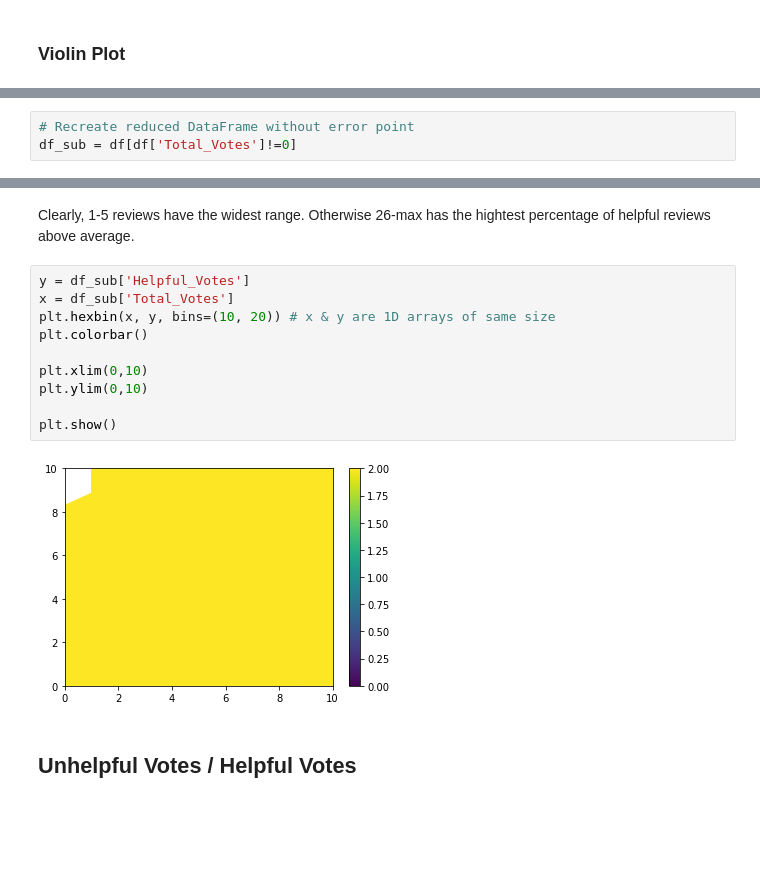
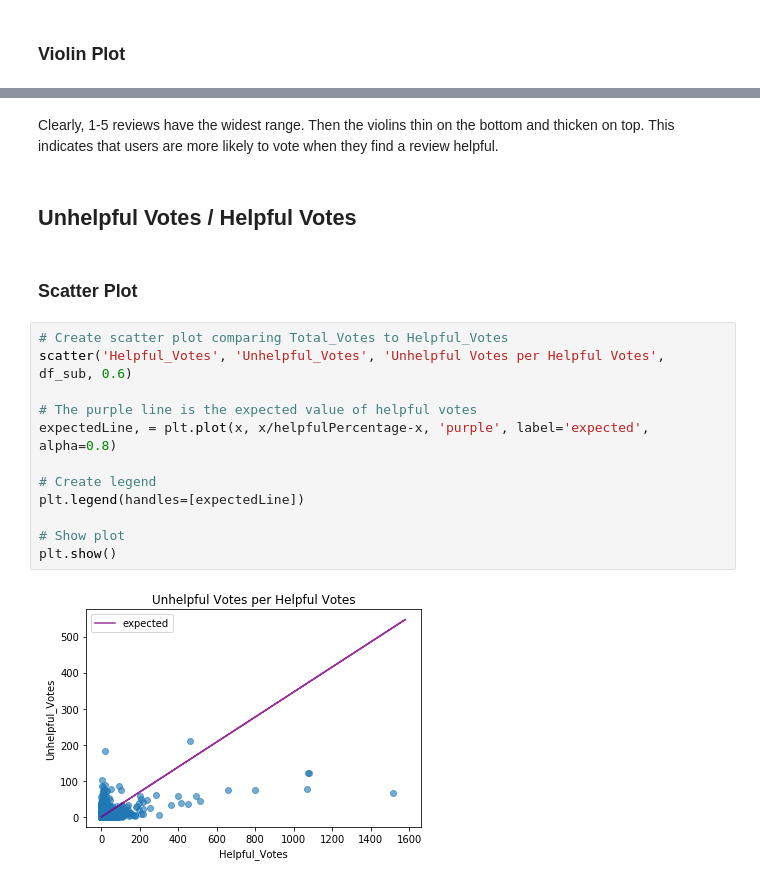
Before and after one commit to coreyjwade/Ranking_Reviewers_EDA, a Jupyter notebook: EDA_Ranking_Reviewers.ipynb, the cells around one changed output, grey strips where cells are left out. Drawn from its saved outputs; the diff is of its cells as text; blank space fills up the shorter version.

```diff
--- a/EDA_Ranking_Reviewers.ipynb
+++ b/EDA_Ranking_Reviewers.ipynb
@@ -258,3 +280,0 @@ df.loc[df['Helpful_Percentage']>1.0]
-# %%
-# Recreate reduced DataFrame without error point
-df_sub = df[df['Total_Votes']!=0]
@@ -269,16 +281,20 @@ _ = plt.title('Helpful Percentage by Group')
-# %% [markdown]
-Clearly, 1-5 reviews have the widest range. Otherwise 26-max has the hightest percentage of helpful reviews above average.
-# %%
-y = df_sub['Helpful_Votes']
-x = df_sub['Total_Votes']
-plt.hexbin(x, y, bins=(10, 20)) # x & y are 1D arrays of same size
-plt.colorbar()
-
-plt.xlim(0,10)
-plt.ylim(0,10)
-
-plt.show()
-# %% [output]
-[figure, removed]
+# %% [markdown]
+Clearly, 1-5 reviews have the widest range. Then the violins thin on the bottom and thicken on top. This indicates that users are more likely to vote when they find a review helpful.
 # %% [markdown]
 ## Unhelpful Votes / Helpful Votes
+# %% [markdown]
+### Scatter Plot
+# %%
+# Create scatter plot comparing Total_Votes to Helpful_Votes
+scatter('Helpful_Votes', 'Unhelpful_Votes', 'Unhelpful Votes per Helpful Votes', df_sub, 0.6)
+
+# The purple line is the expected value of helpful votes
+expectedLine, = plt.plot(x, x/helpfulPercentage-x, 'purple', label='expected', alpha=0.8)
+
+# Create legend
+plt.legend(handles=[expectedLine])
+
+# Show plot
+plt.show()
+# %% [output]
+[figure, added]
```
Also changed, not shown: parts of 57 cells of this notebook.
